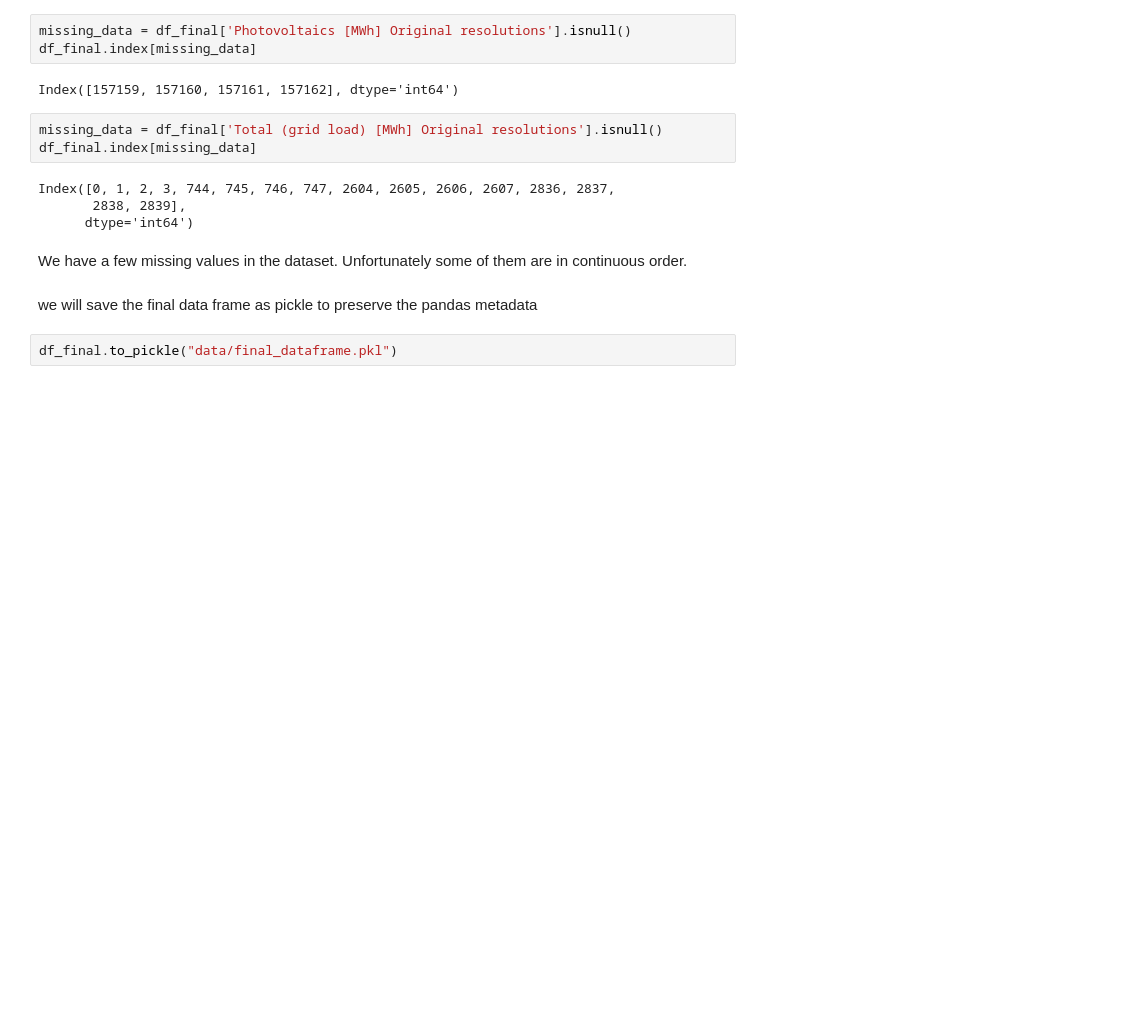
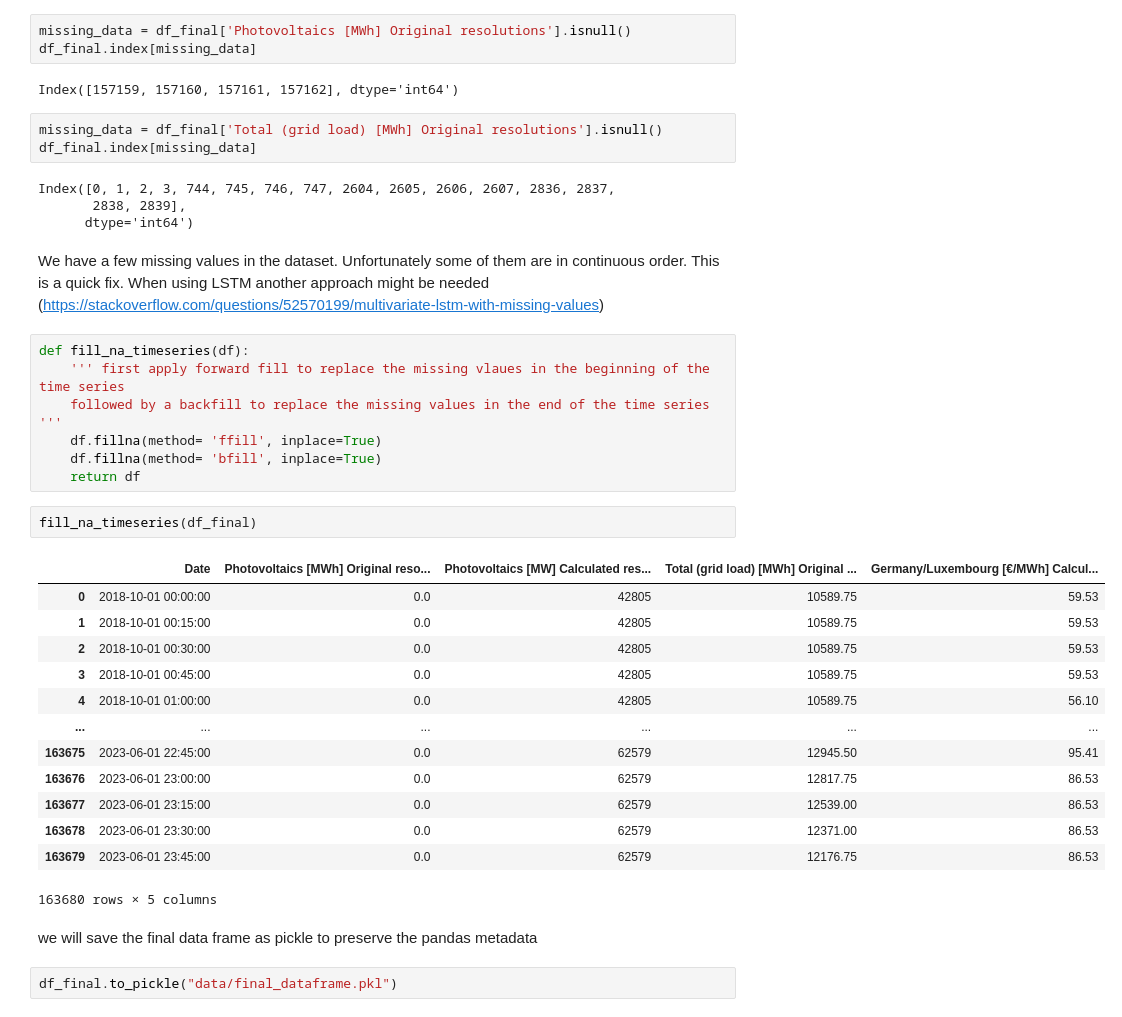
Before and after one commit to fritzfritzfritzz/EES_Optimisation, a Jupyter notebook: 20230628_Aquisition_Cleaing_Concat.ipynb, the cells around one changed output. Cells and saved outputs as stored; diff of their text form; blank space fills up the shorter version.

```diff
--- a/20230628_Aquisition_Cleaing_Concat.ipynb
+++ b/20230628_Aquisition_Cleaing_Concat.ipynb
@@ -203,7 +226,30 @@ Index([0, 1, 2, 3, 744, 745, 746, 747, 2604, 2605, 2606, 2607, 2836, 2837,
        2838, 2839],
       dtype='int64')
 # %% [markdown]
-We have a few missing values in the dataset. Unfortunately some of them are in continuous order.
+We have a few missing values in the dataset. Unfortunately some of them are in continuous order. This is a quick fix. When using LSTM another approach might be needed (https://stackoverflow.com/questions/52570199/multivariate-lstm-with-missing-values)
+# %%
+def fill_na_timeseries(df):
+    ''' first apply forward fill to replace the missing vlaues in the beginning of the time series
+    followed by a backfill to replace the missing values in the end of the time series '''
+    df.fillna(method= 'ffill', inplace=True)
+    df.fillna(method= 'bfill', inplace=True)
+    return df
+# %%
+fill_na_timeseries(df_final)
+# %% [output]
+|  | Date | Photovoltaics [MWh] Original reso... | Photovoltaics [MW] Calculated res... | Total (grid load) [MWh] Original ... | Germany/Luxembourg [€/MWh] Calcul... |
+| 0 | 2018-10-01 00:00:00 | 0.0 | 42805 | 10589.75 | 59.53 |
+| 1 | 2018-10-01 00:15:00 | 0.0 | 42805 | 10589.75 | 59.53 |
+| 2 | 2018-10-01 00:30:00 | 0.0 | 42805 | 10589.75 | 59.53 |
+| 3 | 2018-10-01 00:45:00 | 0.0 | 42805 | 10589.75 | 59.53 |
+| 4 | 2018-10-01 01:00:00 | 0.0 | 42805 | 10589.75 | 56.10 |
+| ... | ... | ... | ... | ... | ... |
+| 163675 | 2023-06-01 22:45:00 | 0.0 | 62579 | 12945.50 | 95.41 |
+| 163676 | 2023-06-01 23:00:00 | 0.0 | 62579 | 12817.75 | 86.53 |
+| 163677 | 2023-06-01 23:15:00 | 0.0 | 62579 | 12539.00 | 86.53 |
+| 163678 | 2023-06-01 23:30:00 | 0.0 | 62579 | 12371.00 | 86.53 |
+| 163679 | 2023-06-01 23:45:00 | 0.0 | 62579 | 12176.75 | 86.53 |
+163680 rows × 5 columns
 # %% [markdown]
  we will save the final data frame as pickle to preserve the pandas metadata
 # %%
```
Also changed, not shown: parts of 5 cells of this notebook.
